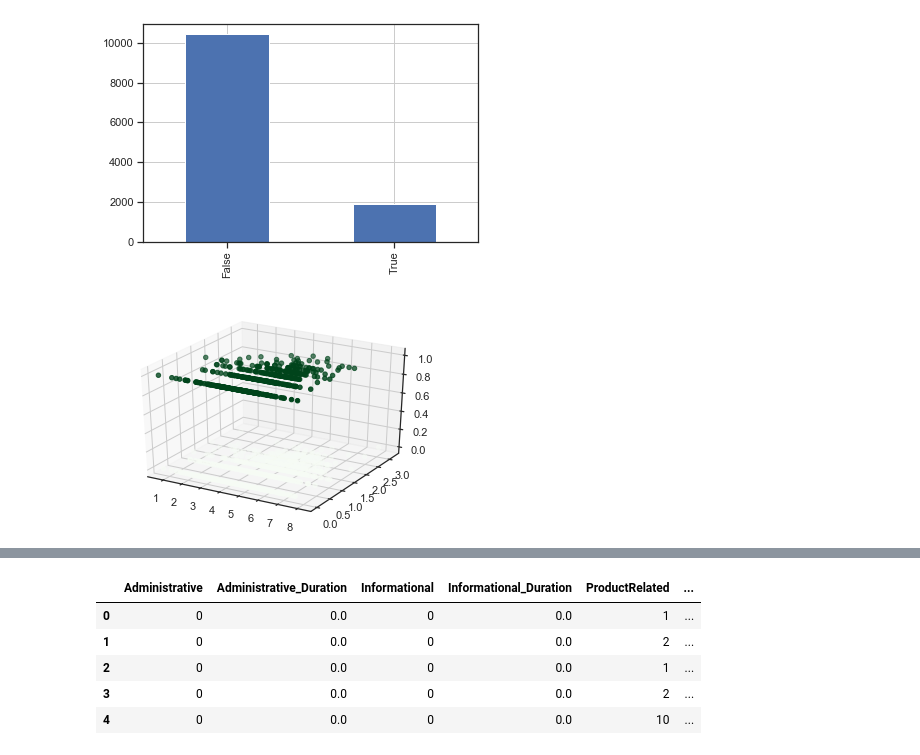
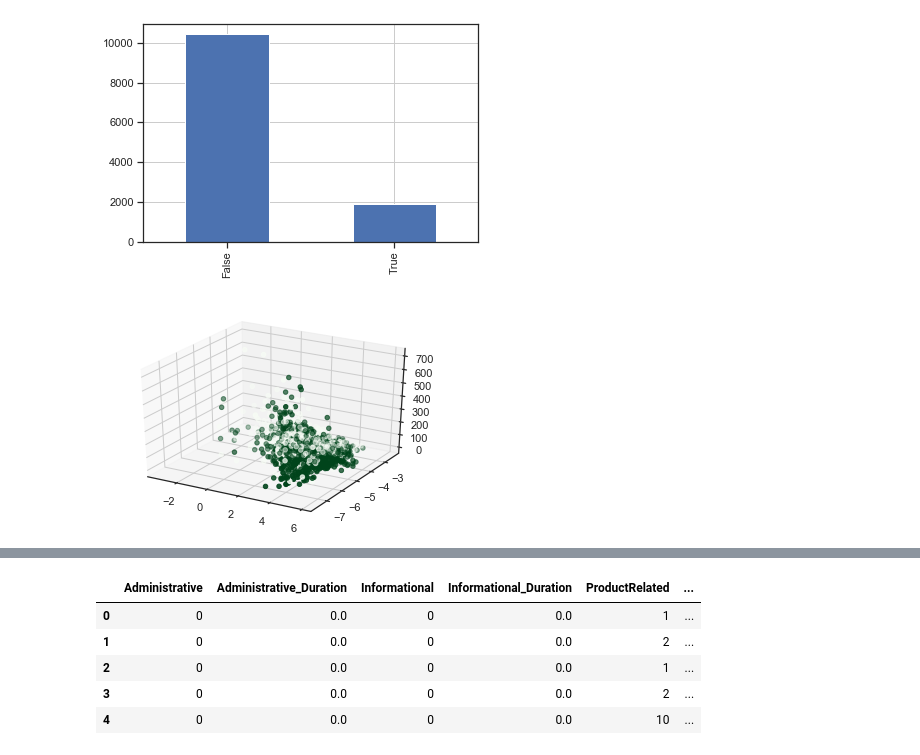
Before and after one commit to JS993-1999/ML-Project, a Jupyter notebook: Viz.ipynb, the cells around one changed output, grey strips where cells are left out. Drawn from its saved outputs; the diff is of its cells as text; code cells hidden in the pictures.

Commit message:
New visualizations added

```diff
--- a/Viz.ipynb
+++ b/Viz.ipynb
@@ -81,6 +81,6 @@ import matplotlib.pyplot as plt
 from mpl_toolkits.mplot3d import Axes3D # <--- This is important for 3d plotting
 # %%
 ax = plt.axes(projection='3d')
-ax.scatter3D(np.log(osi.iloc[:,1]), np.log(osi.iloc[:,2]), osi.iloc[:,-1], c=osi.iloc[:,-1], cmap='Greens');
+ax.scatter3D(np.log(osi["PageValues"]), np.log(osi["ExitRates"]), osi["ProductRelated"], c=osi.iloc[:,-1], cmap='Greens');
 # %% [output]
-[figure, old version]
+[figure, new version]
```
Also changed, not shown: parts of 5 cells of this notebook.
